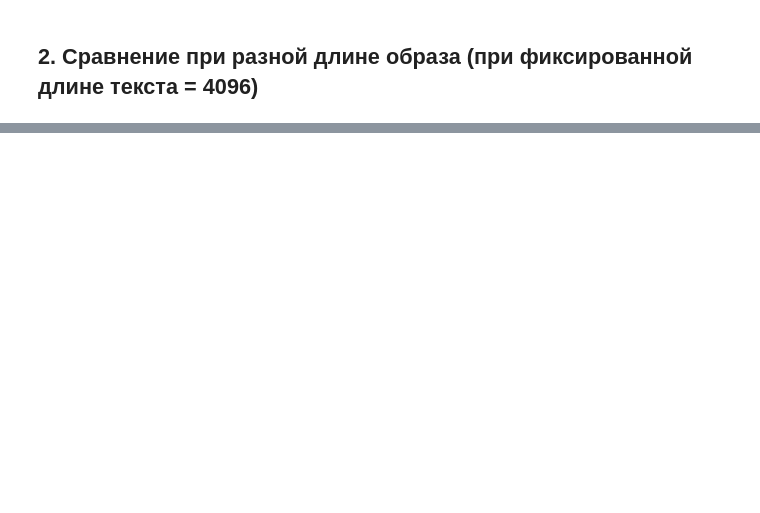
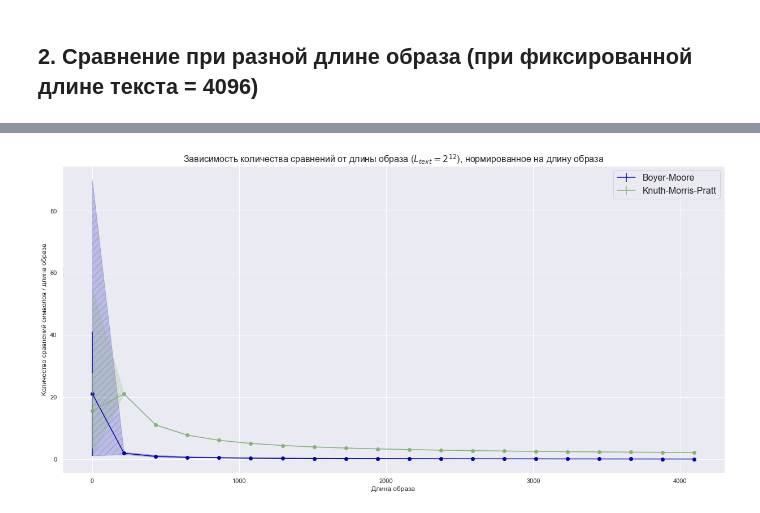
Before and after one commit to astromid/algorithms-structures-course, a Jupyter notebook: notebooks/task1.ipynb, the cells around one changed output, grey strips where cells are left out. Saved outputs shown, nothing was run; the diff lists cells and outputs as text; code cells hidden in the pictures; blank space fills up the shorter version.

```diff
--- a/notebooks/task1.ipynb
+++ b/notebooks/task1.ipynb
@@ -108,0 +133,24 @@ ax.set_ylabel('Количество сравнений символов');
+# %%
+norm_exp2_metrics = np.zeros_like(exp2_metrics).astype('float')
+for idx, length in enumerate(NEEDLE_LENGTHS):
+    norm_exp2_metrics[idx, :] = exp2_metrics[idx, :] / length
+# %%
+norm_mean_exp2 = np.mean(norm_exp2_metrics, axis=1)
+norm_std_exp2 = np.std(norm_exp2_metrics, axis=1)
+norm_min_exp2 = np.min(norm_exp2_metrics, axis=1)
+norm_max_exp2 = np.max(norm_exp2_metrics, axis=1)
+# %%
+fig, ax = plt.subplots(1, 1, figsize=(21, 10))
+ax.errorbar(NEEDLE_LENGTHS, norm_mean_exp2[:, 0], yerr=norm_std_exp2[:, 0], label='Boyer-Moore', color=sns.xkcd_rgb['royal blue'])
+ax.scatter(NEEDLE_LENGTHS, norm_mean_exp2[:, 0], marker='o', color=sns.xkcd_rgb['royal blue'])
+ax.fill_between(NEEDLE_LENGTHS, norm_max_exp2[:, 0], norm_min_exp2[:, 0], hatch='//', color=sns.xkcd_rgb['royal blue'], alpha=0.2)
+
+ax.errorbar(NEEDLE_LENGTHS, norm_mean_exp2[:, 1], yerr=norm_std_exp2[:, 1], label='Knuth-Morris-Pratt', color=sns.xkcd_rgb['sage green'])
+ax.scatter(NEEDLE_LENGTHS, norm_mean_exp2[:, 1], marker='o', color=sns.xkcd_rgb['sage green'])
+ax.fill_between(NEEDLE_LENGTHS, norm_max_exp2[:, 1], norm_min_exp2[:, 1], hatch='//', color=sns.xkcd_rgb['sage green'], alpha=0.2)
+ax.legend(fontsize=16)
+ax.set_title('Зависимость количества сравнений от длины образа ($L_{text} = 2^{12}$), нормированное на длину образа', fontsize=16)
+ax.set_xlabel('Длина образа')
+ax.set_ylabel('Количество сравнений символов / длина образа');
+# %% [output]
+[figure, added]
```
Also changed, not shown: parts of 8 cells of this notebook, 10 other files.
